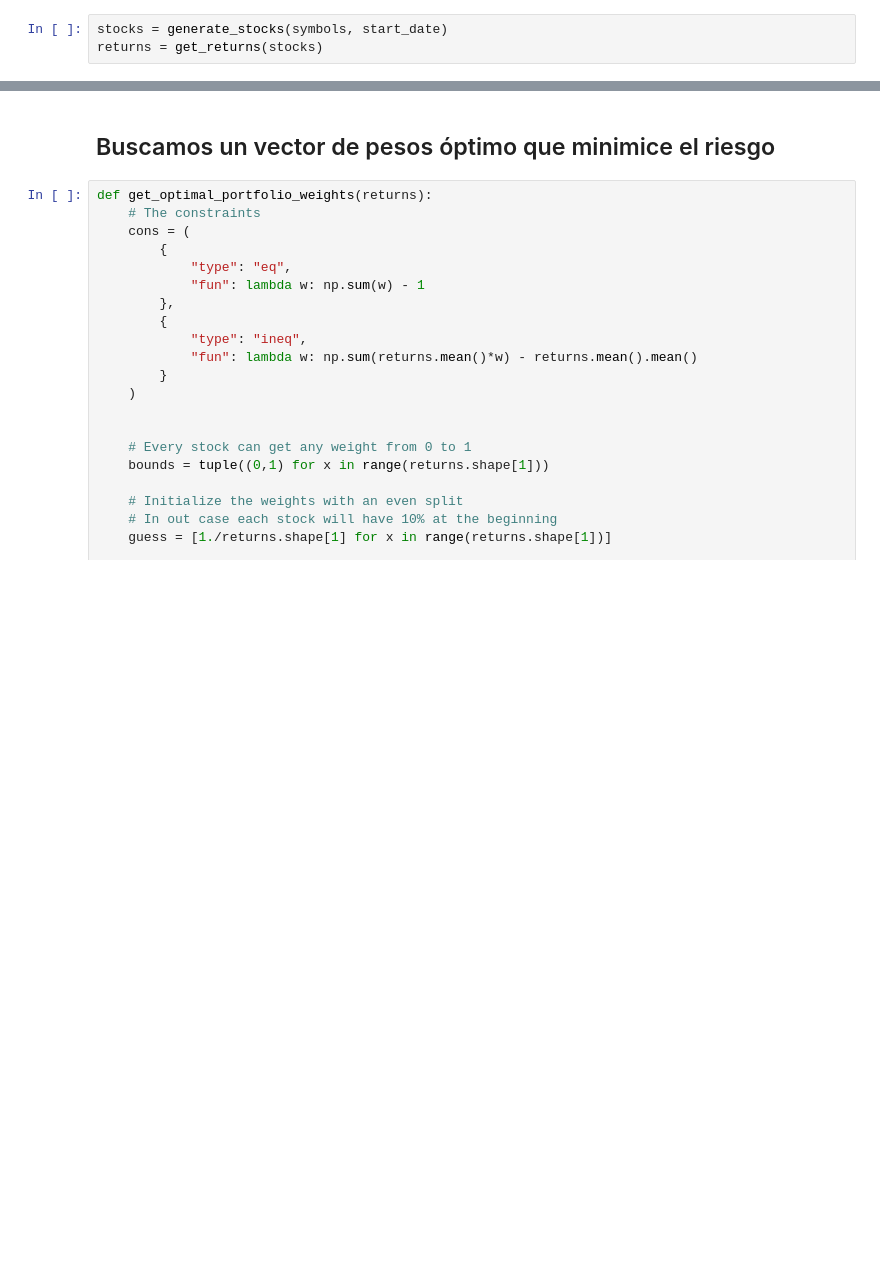
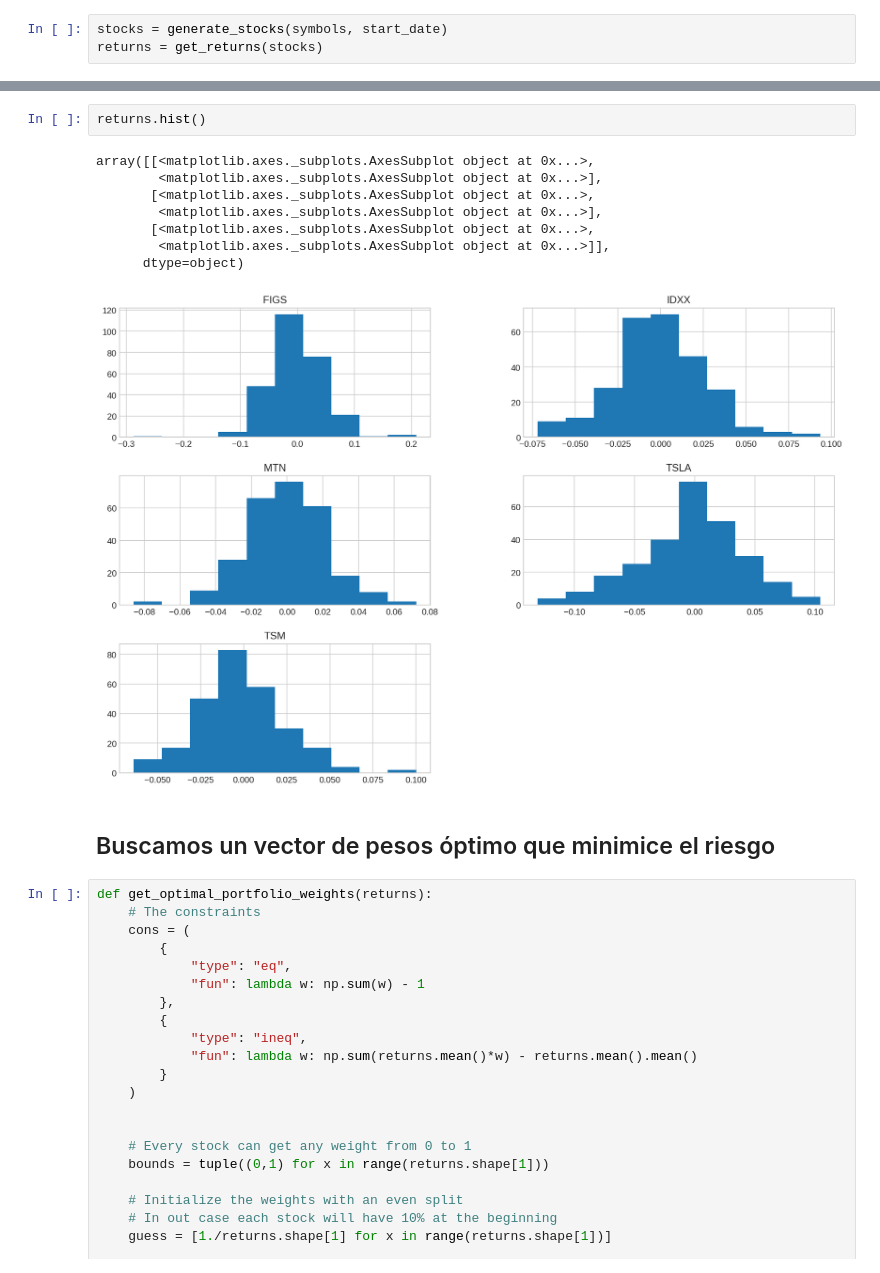
Before and after one commit to javlintor/curso-python-us, a Jupyter notebook: _sources/notebooks/practicas/portfolio-optimization.ipynb, the cells around one changed output, grey strips where cells are left out. Drawn from its saved outputs; the diff is of its cells as text; blank space fills up the shorter version.

```diff
--- a/_sources/notebooks/practicas/portfolio-optimization.ipynb
+++ b/_sources/notebooks/practicas/portfolio-optimization.ipynb
@@ -113,3 +117,14 @@ returns.plot()
+# %%
+returns.hist()
+# %% [output]
+array([[<matplotlib.axes._subplots.AxesSubplot object at 0x...>,
+        <matplotlib.axes._subplots.AxesSubplot object at 0x...>],
+       [<matplotlib.axes._subplots.AxesSubplot object at 0x...>,
+        <matplotlib.axes._subplots.AxesSubplot object at 0x...>],
+       [<matplotlib.axes._subplots.AxesSubplot object at 0x...>,
+        <matplotlib.axes._subplots.AxesSubplot object at 0x...>]],
+      dtype=object)
+[figure, added]
 # %% [markdown]
 ## Buscamos un vector de pesos óptimo que minimice el riesgo
 # %%
```
Also changed, not shown: parts of 14 cells of this notebook, 7 other files.
